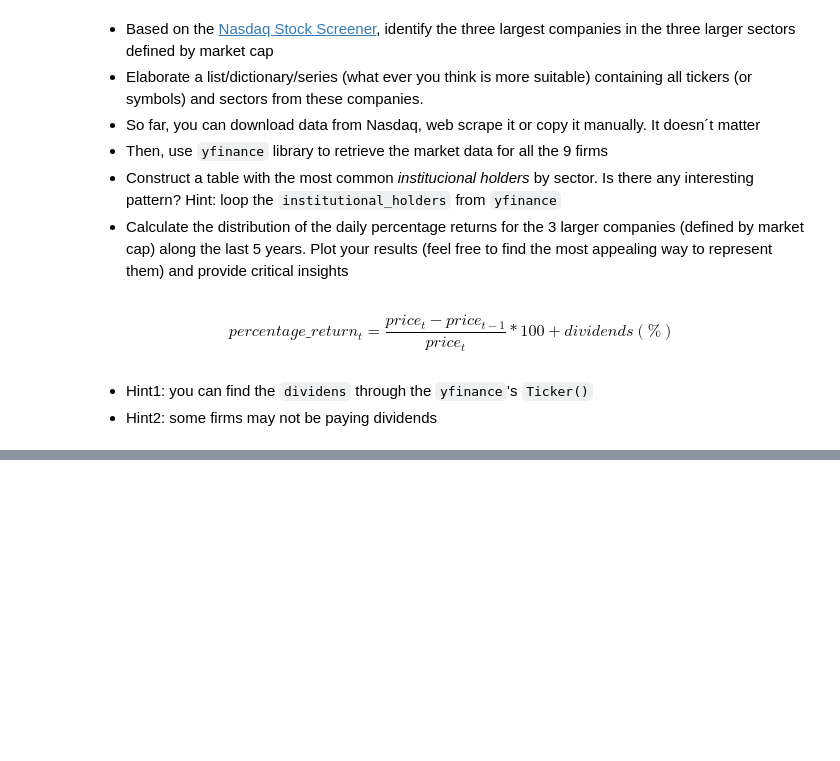
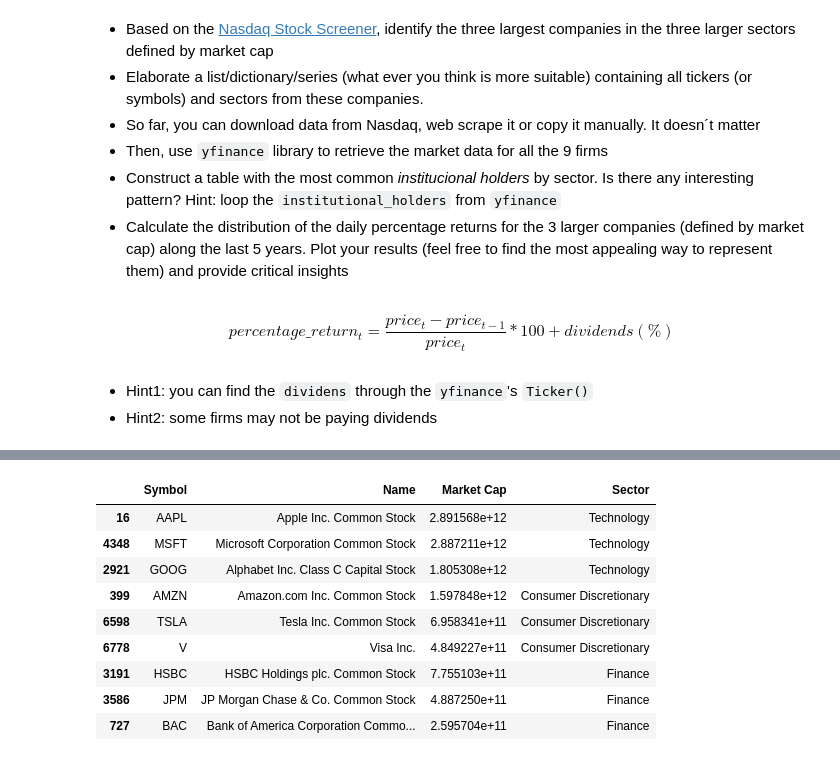
Before and after one commit to qlab-intro-python/tarea-4-quispe-dongo, a Jupyter notebook: tarea_4_plantilla.ipynb, the cells around one changed output, grey strips where cells are left out. Saved outputs shown, nothing was run; the diff lists cells and outputs as text; code cells hidden in the pictures; blank space fills up the shorter version.

```diff
--- a/tarea_4_plantilla.ipynb
+++ b/tarea_4_plantilla.ipynb
@@ -147,0 +181,21 @@ $$
+# %%
+
+largest_sectors = ['Technology', 'Consumer Discretionary','Finance'] #top 3 sectores por marketcap
+
+nasdaq_largest_sectors = nasdaq[nasdaq['Sector'].isin(largest_sectors)] #nos quedamos con los 3 sectores mencionados anteriormente
+# %%
+largest_companies_sectors = nasdaq_largest_sectors.groupby('Sector', group_keys=0).apply(lambda x: x.nlargest(3, 'Market Cap'))
+largest_companies_sectors = largest_companies_sectors.sort_values(by='Sector', key=lambda x: x.map(largest_sectors.index))
+#la idea es brindar un orden por por Market Cap como por Sector, respetando el orden por tamaño previamente observado
+largest_companies_sectors[['Symbol', 'Name', 'Market Cap', 'Sector']]
+# %% [output]
+|  | Symbol | Name | Market Cap | Sector |
+| 16 | AAPL | Apple Inc. Common Stock | 2.891568e+12 | Technology |
+| 4348 | MSFT | Microsoft Corporation Common Stock | 2.887211e+12 | Technology |
+| 2921 | GOOG | Alphabet Inc. Class C Capital Stock | 1.805308e+12 | Technology |
+| 399 | AMZN | Amazon.com Inc. Common Stock | 1.597848e+12 | Consumer Discretionary |
+| 6598 | TSLA | Tesla Inc. Common Stock | 6.958341e+11 | Consumer Discretionary |
+| 6778 | V | Visa Inc. | 4.849227e+11 | Consumer Discretionary |
+| 3191 | HSBC | HSBC Holdings plc. Common Stock | 7.755103e+11 | Finance |
+| 3586 | JPM | JP Morgan Chase & Co. Common Stock | 4.887250e+11 | Finance |
+| 727 | BAC | Bank of America Corporation Commo... | 2.595704e+11 | Finance |
```
Also changed, not shown: parts of 10 cells of this notebook, 1 other file.
